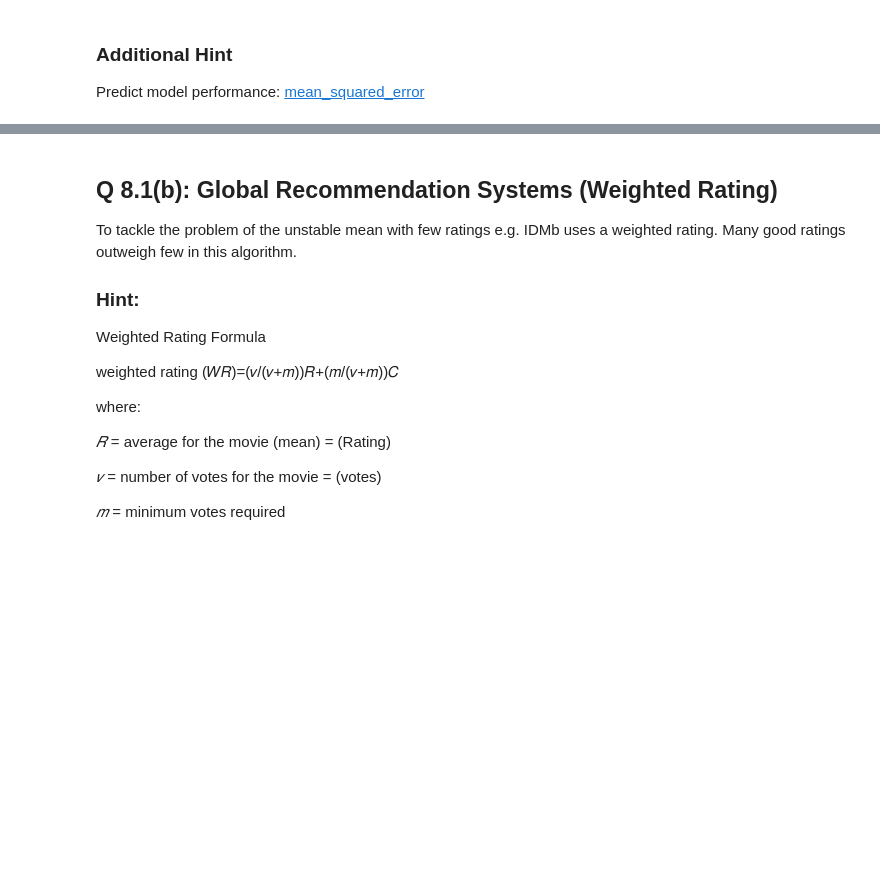
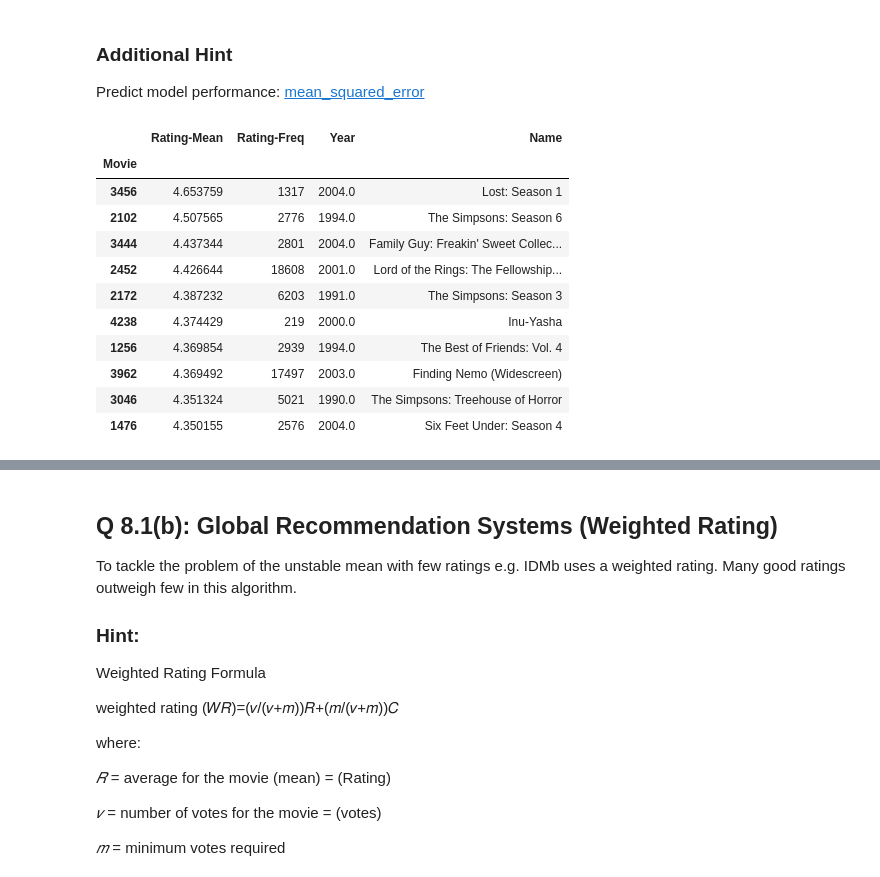
Before and after one commit to ryanjmccall/mec-mini-projects, a Jupyter notebook: mec-17.4.1-recommendation-systems-mini-project/mccall_Mini_Project_Recommendation_Systems.ipynb, the cells around one changed output, grey strips where cells are left out. Saved outputs shown, nothing was run; the diff lists cells and outputs as text; code cells hidden in the pictures; blank space fills up the shorter version.

```diff
--- a/mec-17.4.1-recommendation-systems-mini-project/mccall_Mini_Project_Recommendation_Systems.ipynb
+++ b/mec-17.4.1-recommendation-systems-mini-project/mccall_Mini_Project_Recommendation_Systems.ipynb
@@ -389,13 +414,26 @@ Predict model performance: [mean_squared_error](https://scikit-learn.org/stable/
 # %%
 # Compute mean rating for all movies
 ratings_mean = df_p.mean(axis=0).sort_values(ascending=False).rename('Rating-Mean').to_frame()
 
 # Compute rating frequencies for all movies
 ratings_count = df_p.count(axis=0).rename('Rating-Freq').to_frame()
 
 # Combine the aggregated dataframes
 combined_df = ratings_mean.join(ratings_count).join(movie_titles)
-combined_df.head(5)
+combined_df.head(10)
+# %% [output]
+|  | Rating-Mean | Rating-Freq | Year | Name |
+| Movie |  |  |  |  |
+| 3456 | 4.653759 | 1317 | 2004.0 | Lost: Season 1 |
+| 2102 | 4.507565 | 2776 | 1994.0 | The Simpsons: Season 6 |
+| 3444 | 4.437344 | 2801 | 2004.0 | Family Guy: Freakin' Sweet Collec... |
+| 2452 | 4.426644 | 18608 | 2001.0 | Lord of the Rings: The Fellowship... |
+| 2172 | 4.387232 | 6203 | 1991.0 | The Simpsons: Season 3 |
+| 4238 | 4.374429 | 219 | 2000.0 | Inu-Yasha |
+| 1256 | 4.369854 | 2939 | 1994.0 | The Best of Friends: Vol. 4 |
+| 3962 | 4.369492 | 17497 | 2003.0 | Finding Nemo (Widescreen) |
+| 3046 | 4.351324 | 5021 | 1990.0 | The Simpsons: Treehouse of Horror |
+| 1476 | 4.350155 | 2576 | 2004.0 | Six Feet Under: Season 4 |
 # %%
 # Join labels and predictions based on mean movie rating
 predictions_df = df_test.set_index('Movie').join(ratings_mean)
```
Also changed, not shown: parts of 53 cells of this notebook.
